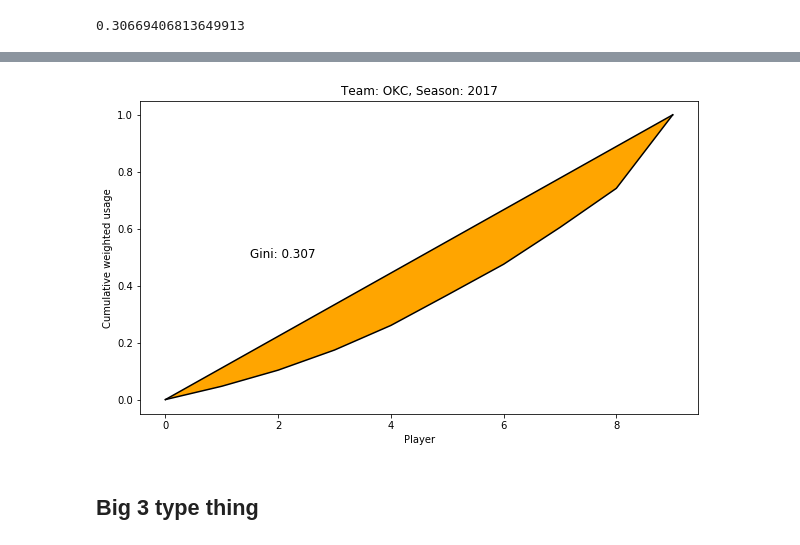
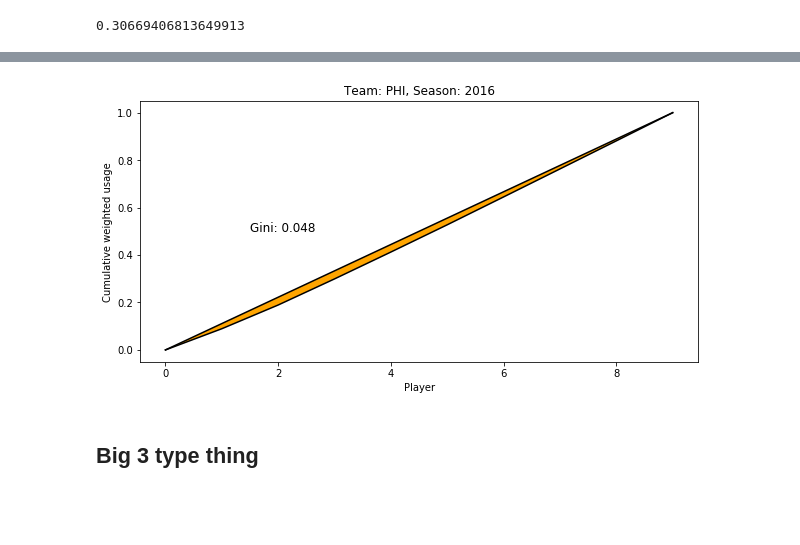
Before and after one commit to dalpert/thesis, a Jupyter notebook: create_gini_final.ipynb, the cells around one changed output, grey strips where cells are left out. Saved outputs shown, nothing was run; the diff lists cells and outputs as text; code cells hidden in the pictures; blank space fills up the shorter version.

```diff
--- a/create_gini_final.ipynb
+++ b/create_gini_final.ipynb
@@ -320,7 +320,7 @@ def plot_gini_season(yr, team, k):
     y2 = [float(t)/(len(x)-1) for t in x]
     gini = 2*(np.trapz(y2) - np.trapz(y1))/(x[-1]*y1[-1]) * len(n_usg_k)/(len(n_usg_k)-1)
 
-    fig = plt.figure(figsize=(10,6))
+    fig = plt.figure(figsize=(10,5))
     ax = fig.add_subplot(111)
     fig.subplots_adjust(top=0.85)
 
@@ -337,9 +360,9 @@ def plot_gini_season(yr, team, k):
 # %%
-yr = 2017
-team = 'OKC'
+yr = 2016
+team = 'PHI'
 plot_gini_season(yr, team, 9)
 # %% [output]
-[figure, old version]
+[figure, new version]
 # %% [markdown]
 ## Big 3 type thing
 # %%
```
Also changed, not shown: parts of 4 cells of this notebook, 8 other files.
